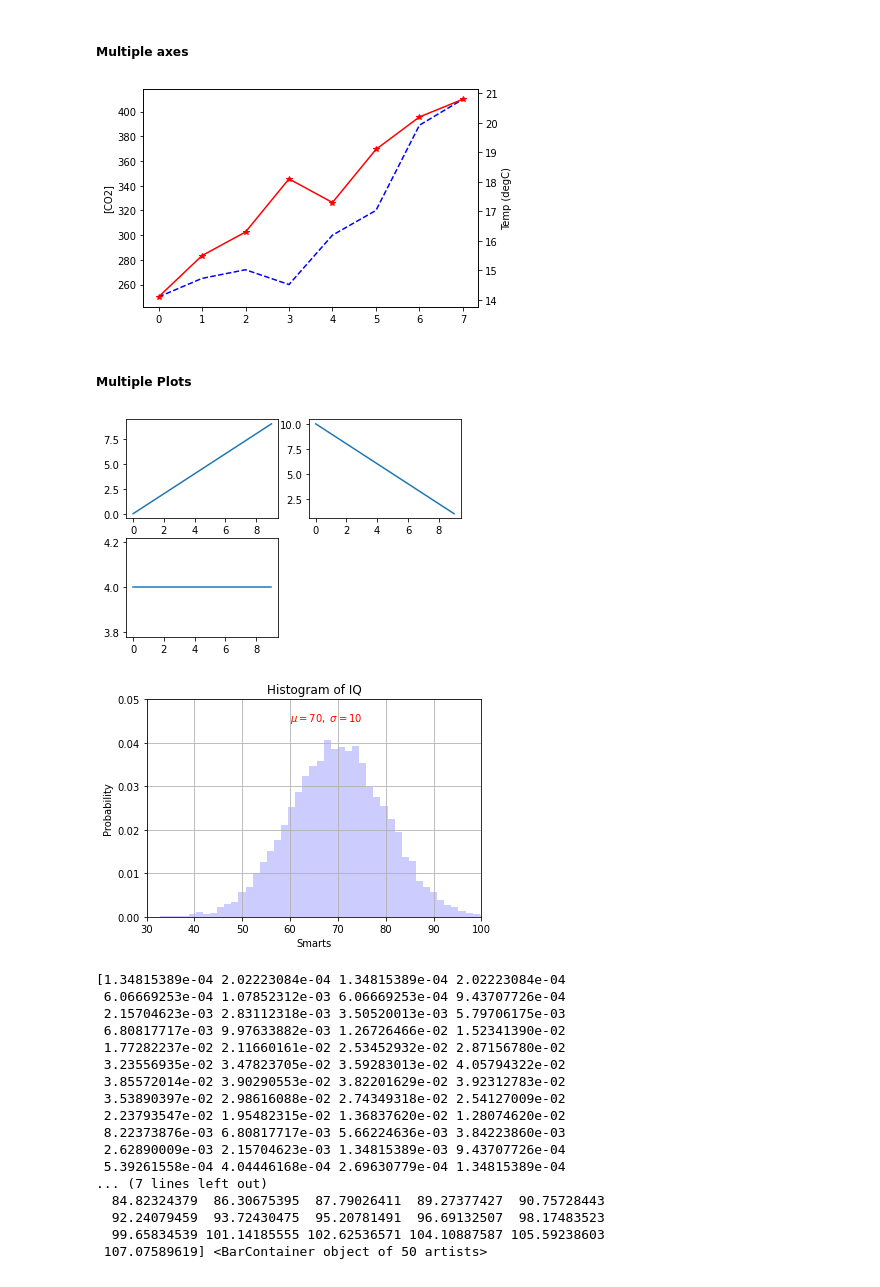
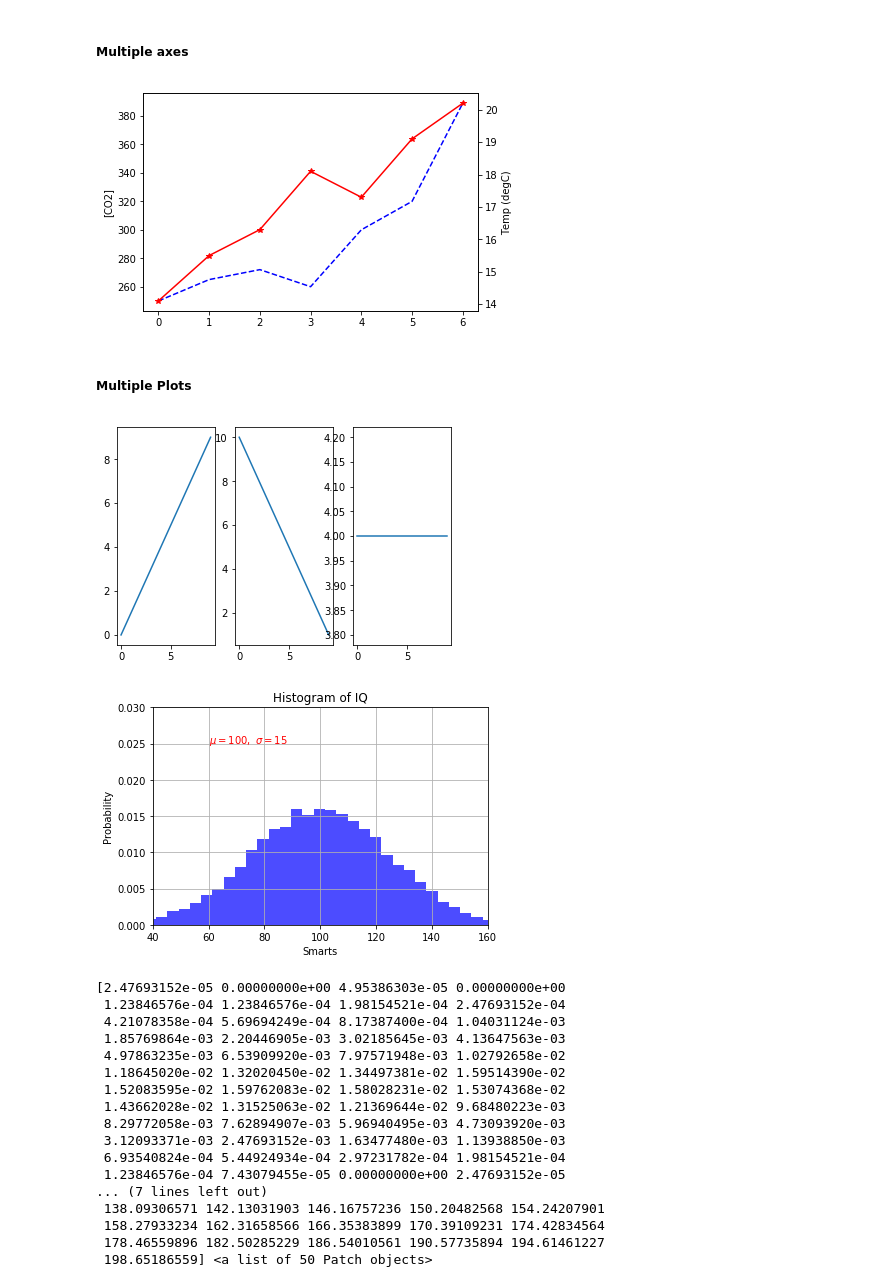
Before and after one commit to navagg/ML_notebooks, a Jupyter notebook: 5_matplotlib.ipynb, the cells around one changed output. Saved outputs shown, nothing was run; the diff lists cells and outputs as text; code cells hidden in the pictures.

```diff
--- a/5_matplotlib.ipynb
+++ b/5_matplotlib.ipynb
@@ -78,66 +74,66 @@ plt.savefig("co2_temp.pdf")
 ##### Multiple axes
 # %%
 fig, ax1 = plt.subplots()
-times = range(8)
-co2 = [250, 265, 272, 260, 300, 320, 389, 410]
+times = range(7)
+co2 = [250, 265, 272, 260, 300, 320, 389]
 ax1.plot(times, co2, "b--")
 ax1.set_ylabel("[CO2]")
 ax2 = ax1.twinx()
-temp = [14.1, 15.5, 16.3, 18.1, 17.3, 19.1, 20.2, 20.8]
+temp = [14.1, 15.5, 16.3, 18.1, 17.3, 19.1, 20.2]
 ax2.plot(times, temp, "r*-")
 ax2.set_ylabel("Temp (degC)")
 plt.show()
 # %% [output]
-[figure, old version]
+[figure, new version]
 # %% [markdown]
 ##### Multiple Plots
 # %%
-plt.subplot(2, 2, 1)
+plt.subplot(1, 3, 1)
 x = range(0, 10, 1)
 plt.plot(x)
-plt.subplot(2, 2, 2)
+plt.subplot(1, 3, 2)
 y = range(10, 0, -1)
 plt.plot(y)
-plt.subplot(2, 2, 3)
+plt.subplot(1, 3, 3)
 z = [4] * 10
 plt.plot(z)
 plt.show()
 # %% [output]
-[figure, old version]
+[figure, new version]
 # %%
 import numpy as np
 import matplotlib.pyplot as plt
-mu, sigma = 70, 10
+mu, sigma = 100, 25
 x = mu + sigma * np.random.randn(10000)
 # the histogram of the data
-n, bins, patches = plt.hist(x, 50,density=True, facecolor='b', alpha=0.2)
+n, bins, patches = plt.hist(x, 50, normed=1, facecolor='b', alpha=0.7)
 plt.xlabel('Smarts')
 plt.ylabel('Probability')
 plt.title('Histogram of IQ')
-plt.text(60, .045, '$\mu=70,\ \sigma=10$', color='r') #TeX equations
-plt.axis([30, 100, 0, 0.05])
+plt.text(60, .025, '$\mu=100,\ \sigma=15$', color='r') #TeX equations
+plt.axis([40, 160, 0, 0.03])
 plt.grid(True)
 plt.show()
 print(n, bins,patches)
 # %% [output]
-[figure, old version]
+[figure, new version]
-[1.34815389e-04 2.02223084e-04 1.34815389e-04 2.02223084e-04
- 6.06669253e-04 1.07852312e-03 6.06669253e-04 9.43707726e-04
- 2.15704623e-03 2.83112318e-03 3.50520013e-03 5.79706175e-03
- 6.80817717e-03 9.97633882e-03 1.26726466e-02 1.52341390e-02
- 1.77282237e-02 2.11660161e-02 2.53452932e-02 2.87156780e-02
- 3.23556935e-02 3.47823705e-02 3.59283013e-02 4.05794322e-02
- 3.85572014e-02 3.90290553e-02 3.82201629e-02 3.92312783e-02
- 3.53890397e-02 2.98616088e-02 2.74349318e-02 2.54127009e-02
- 2.23793547e-02 1.95482315e-02 1.36837620e-02 1.28074620e-02
- 8.22373876e-03 6.80817717e-03 5.66224636e-03 3.84223860e-03
- 2.62890009e-03 2.15704623e-03 1.34815389e-03 9.43707726e-04
- 5.39261558e-04 4.04446168e-04 2.69630779e-04 1.34815389e-04
+[2.47693152e-05 0.00000000e+00 4.95386303e-05 0.00000000e+00
+ 1.23846576e-04 1.23846576e-04 1.98154521e-04 2.47693152e-04
+ 4.21078358e-04 5.69694249e-04 8.17387400e-04 1.04031124e-03
+ 1.85769864e-03 2.20446905e-03 3.02185645e-03 4.13647563e-03
+ 4.97863235e-03 6.53909920e-03 7.97571948e-03 1.02792658e-02
+ 1.18645020e-02 1.32020450e-02 1.34497381e-02 1.59514390e-02
+ 1.52083595e-02 1.59762083e-02 1.58028231e-02 1.53074368e-02
+ 1.43662028e-02 1.31525063e-02 1.21369644e-02 9.68480223e-03
+ 8.29772058e-03 7.62894907e-03 5.96940495e-03 4.73093920e-03
+ 3.12093371e-03 2.47693152e-03 1.63477480e-03 1.13938850e-03
+ 6.93540824e-04 5.44924934e-04 2.97231782e-04 1.98154521e-04
+ 1.23846576e-04 7.43079455e-05 0.00000000e+00 2.47693152e-05
 ... (7 lines left out)
-  84.82324379  86.30675395  87.79026411  89.27377427  90.75728443
-  92.24079459  93.72430475  95.20781491  96.69132507  98.17483523
-  99.65834539 101.14185555 102.62536571 104.10887587 105.59238603
- 107.07589619] <BarContainer object of 50 artists>
+ 138.09306571 142.13031903 146.16757236 150.20482568 154.24207901
+ 158.27933234 162.31658566 166.35383899 170.39109231 174.42834564
+ 178.46559896 182.50285229 186.54010561 190.57735894 194.61461227
+ 198.65186559] <a list of 50 Patch objects>
 # %%
 import scipy
 import matplotlib.pyplot as plt
```
Also changed, not shown: parts of 23 cells of this notebook, 23 other files.
